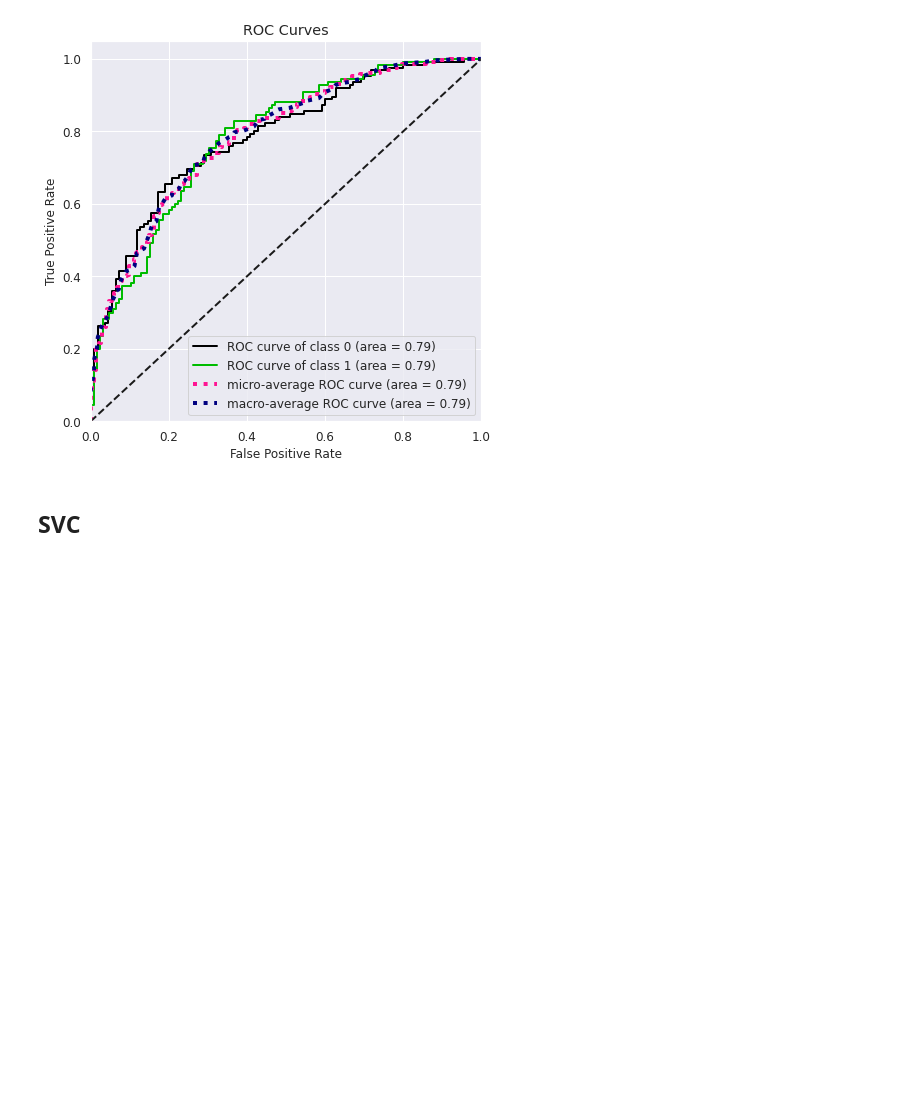
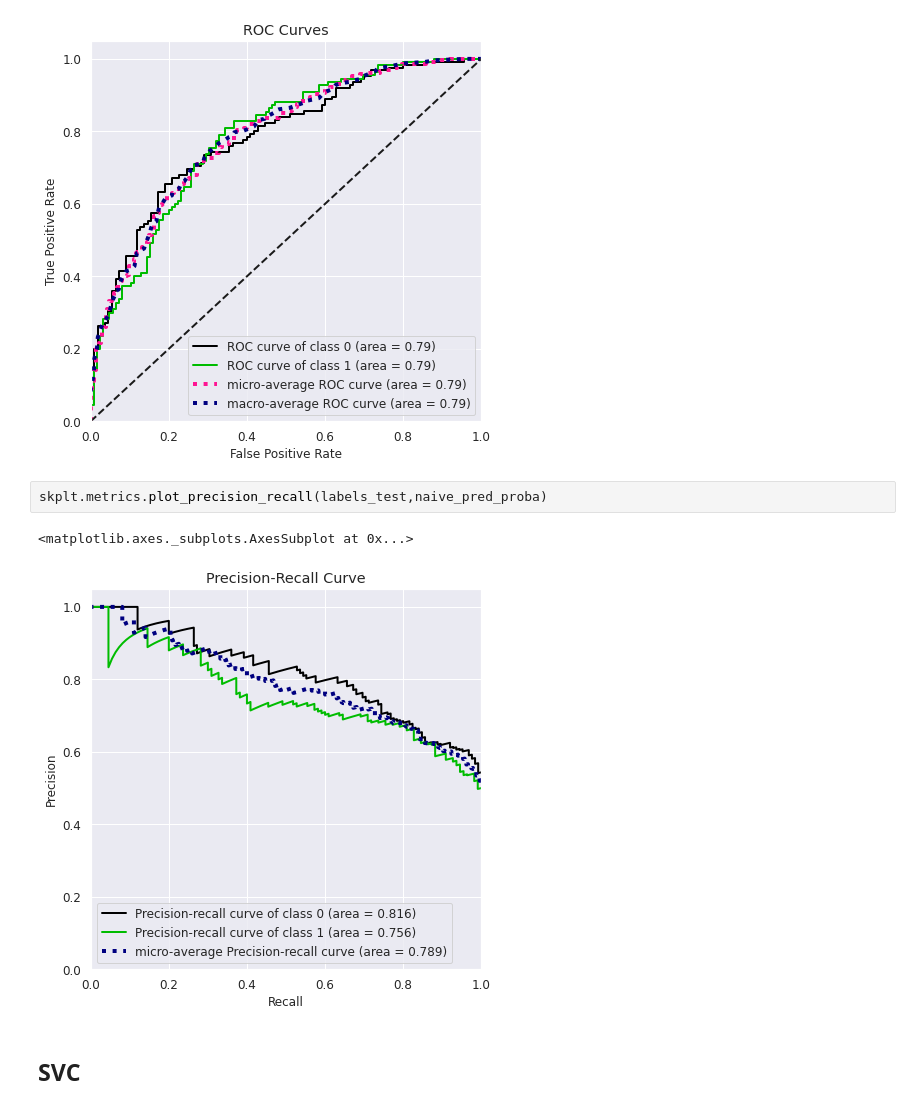
Before and after one commit to jmontano1987/pdg, a Jupyter notebook: Proyecto_de_Grado.ipynb, the cells around one changed output. Cells and saved outputs as stored; diff of their text form; blank space fills up the shorter version.

```diff
--- a/Proyecto_de_Grado.ipynb
+++ b/Proyecto_de_Grado.ipynb
@@ -811,6 +820,11 @@ skplt.metrics.plot_roc_curve(labels_test,naive_pred_proba)
 plt.show()
 # %% [output]
 [figure]
+# %%
+skplt.metrics.plot_precision_recall(labels_test,naive_pred_proba)
+# %% [output]
+<matplotlib.axes._subplots.AxesSubplot at 0x...>
+[figure, added]
 # %% [markdown]
 ## SVC
 # %%
```
Also changed, not shown: parts of 8 cells of this notebook.
